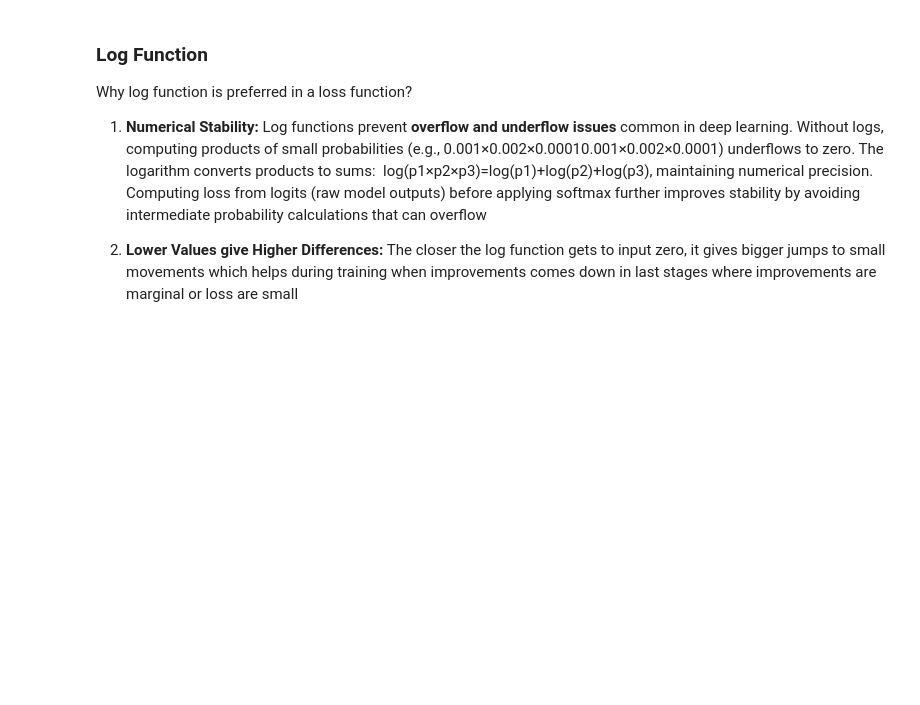
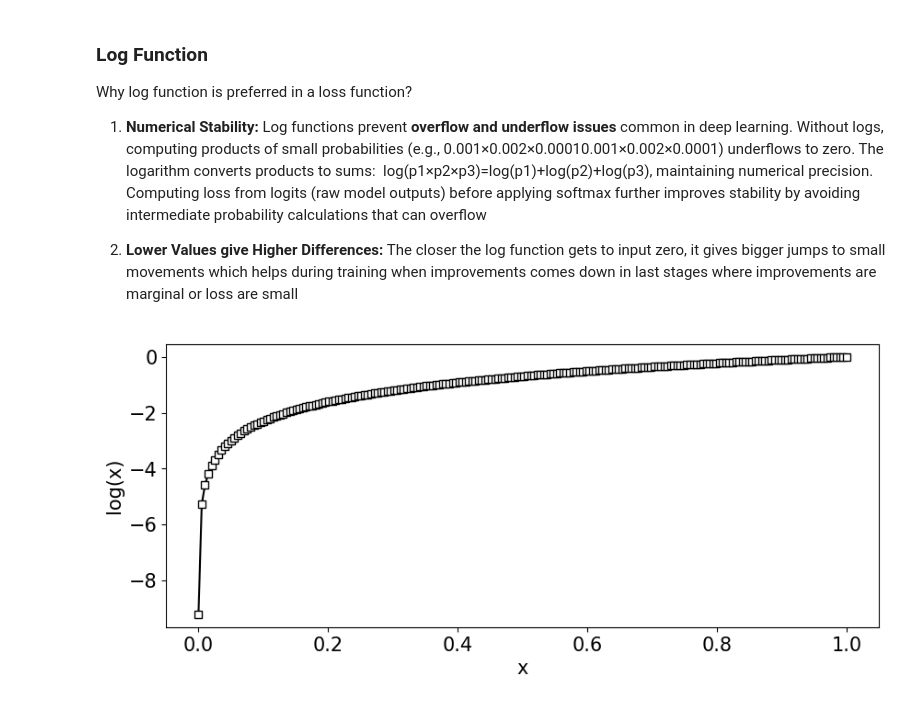
Before and after one commit to sahil-bhatia-iitbhu/deep_understanding_of_deep_learning, a Jupyter notebook: 01_maths.ipynb, the cells around one changed output. Saved outputs shown, nothing was run; the diff lists cells and outputs as text; code cells hidden in the pictures; blank space fills up the shorter version.

```diff
--- a/01_maths.ipynb
+++ b/01_maths.ipynb
@@ -393,0 +398,21 @@ Why log function is preferred in a loss function?
+# %%
+# define a set of points to evaluate
+x = np.linspace(.0001,1,200)
+
+# compute their log
+logx = np.log(x)
+
+
+
+# plot!
+fig = plt.figure(figsize=(10,4))
+
+# increase font size. FYI
+plt.rcParams.update({'font.size':15})
+
+plt.plot(x,logx,'ks-',markerfacecolor='w')
+plt.xlabel('x')
+plt.ylabel('log(x)')
+plt.show()
+# %% [output]
+[figure, added]
```
Also changed, not shown: parts of 5 cells of this notebook.
